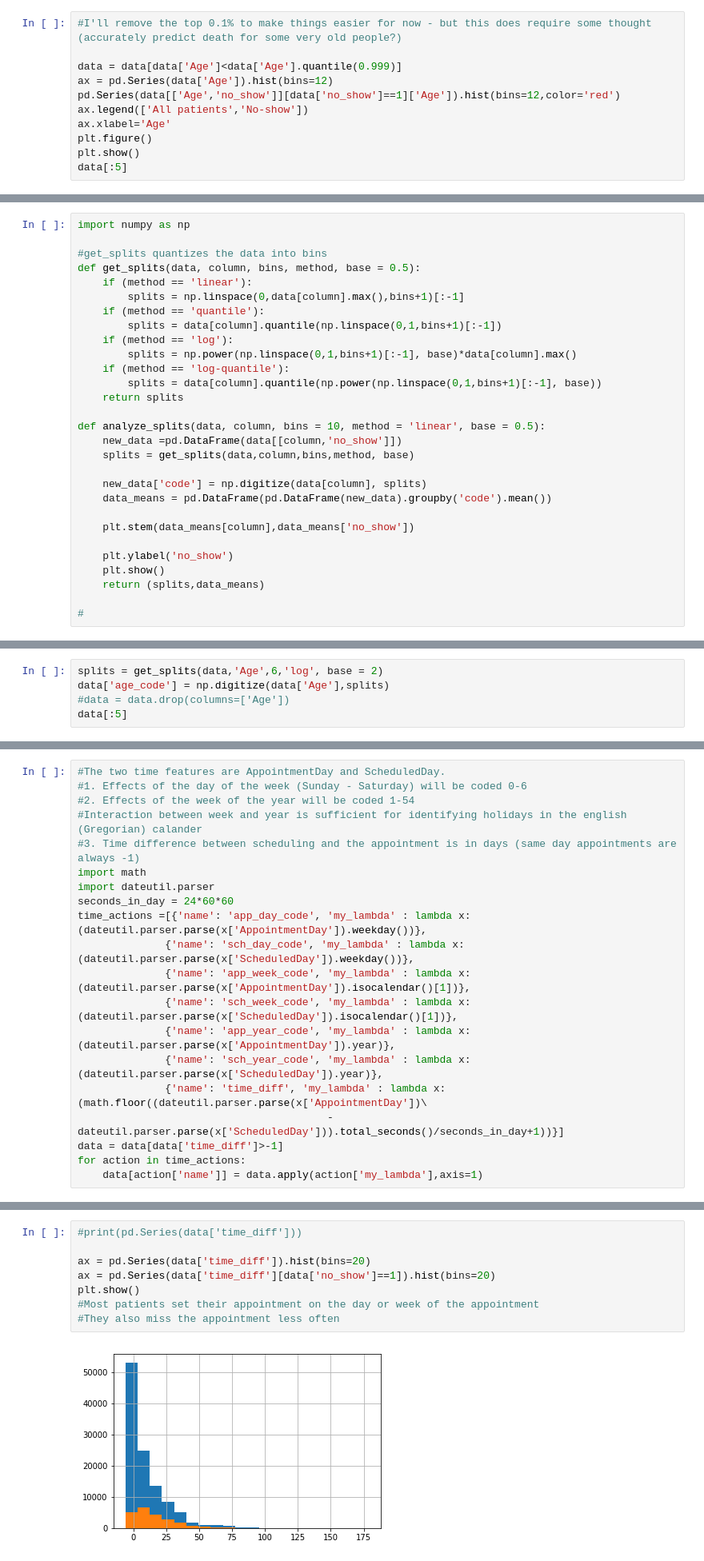
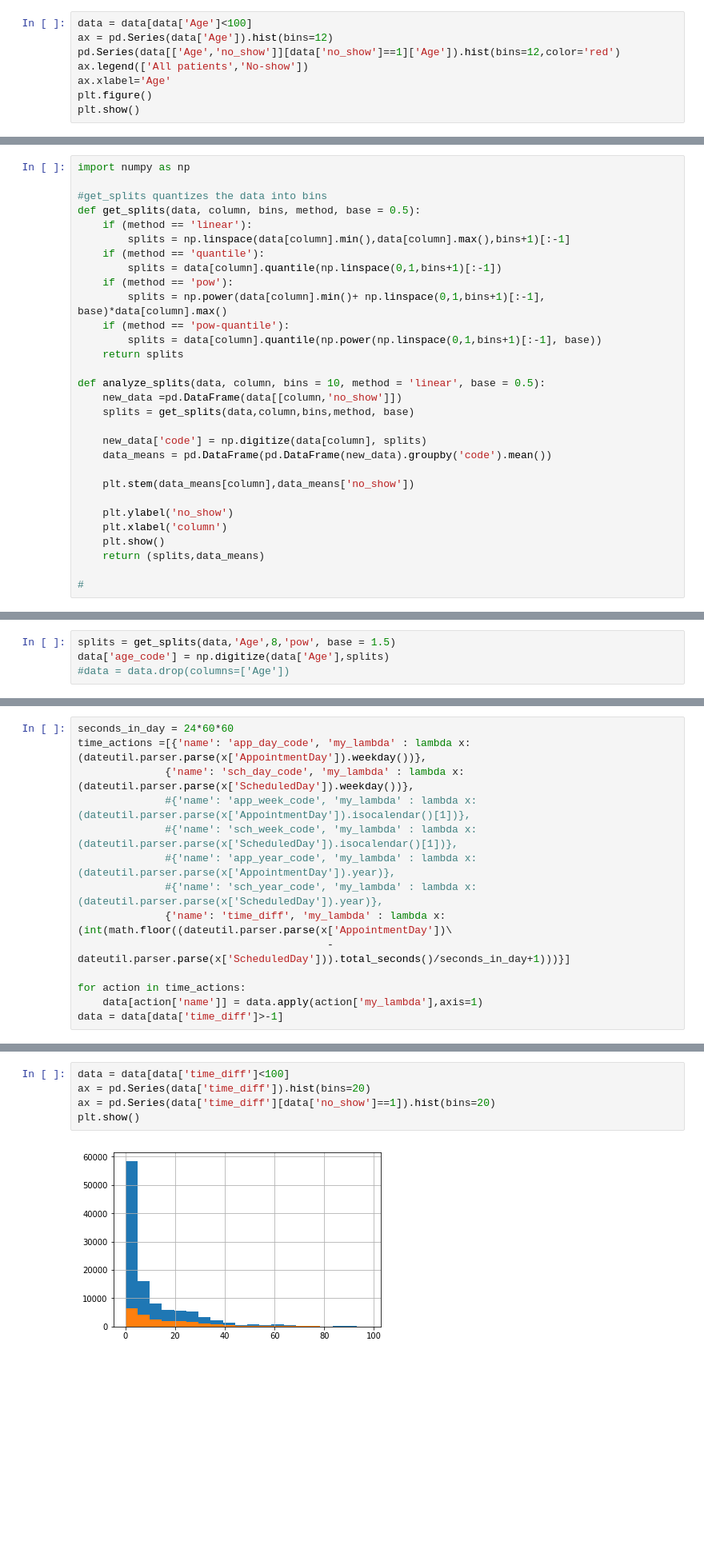
Before and after one commit to idotsuk/patients_no_show, a Jupyter notebook: patient_no_show.ipynb, the cells around one changed output, grey strips where cells are left out. Shown at 80% size. Cells and saved outputs as stored; diff of their text form; blank space fills up the shorter version.

```diff
--- a/patient_no_show.ipynb
+++ b/patient_no_show.ipynb
@@ -84,12 +93,9 @@ plt.show()
 # %%
-#I'll remove the top 0.1% to make things easier for now - but this does require some thought (accurately predict death for some very old people?)
-
-data = data[data['Age']<data['Age'].quantile(0.999)]
+data = data[data['Age']<100]
 ax = pd.Series(data['Age']).hist(bins=12)
 pd.Series(data[['Age','no_show']][data['no_show']==1]['Age']).hist(bins=12,color='red')
 ax.legend(['All patients','No-show'])
 ax.xlabel='Age'
 plt.figure()
 plt.show()
-data[:5]
 # %% [output]
@@ -107,12 +109,12 @@ import numpy as np
 #get_splits quantizes the data into bins
 def get_splits(data, column, bins, method, base = 0.5):
     if (method == 'linear'):
-        splits = np.linspace(0,data[column].max(),bins+1)[:-1]
+        splits = np.linspace(data[column].min(),data[column].max(),bins+1)[:-1]
     if (method == 'quantile'):
         splits = data[column].quantile(np.linspace(0,1,bins+1)[:-1])
-    if (method == 'log'):
-        splits = np.power(np.linspace(0,1,bins+1)[:-1], base)*data[column].max()
-    if (method == 'log-quantile'):
+    if (method == 'pow'):
+        splits = np.power(data[column].min()+ np.linspace(0,1,bins+1)[:-1], base)*data[column].max()
+    if (method == 'pow-quantile'):
         splits = data[column].quantile(np.power(np.linspace(0,1,bins+1)[:-1], base))
     return splits
 
@@ -126,6 +128,7 @@ def analyze_splits(data, column, bins = 10, method = 'linear', base = 0.5):
     plt.stem(data_means[column],data_means['no_show'])
 
     plt.ylabel('no_show')
+    plt.xlabel('column')
     plt.show()
     return (splits,data_means)
 
@@ -146,5 +204,4 @@ splits, means = analyze_splits(data,'Age',bins = 6, method='quantile')
 # %%
-splits = get_splits(data,'Age',6,'log', base = 2)
+splits = get_splits(data,'Age',8,'pow', base = 1.5)
 data['age_code'] = np.digitize(data['Age'],splits)
 #data = data.drop(columns=['Age'])
-data[:5]
@@ -166,20 +219,14 @@ See the caveats in the documentation: http://pandas.pydata.org/pandas-docs/stabl
 # %%
-#The two time features are AppointmentDay and ScheduledDay.
-#1. Effects of the day of the week (Sunday - Saturday) will be coded 0-6
-#2. Effects of the week of the year will be coded 1-54
-#Interaction between week and year is sufficient for identifying holidays in the english (Gregorian) calander
-#3. Time difference between scheduling and the appointment is in days (same day appointments are always -1)
-import math
-import dateutil.parser
 seconds_in_day = 24*60*60
 time_actions =[{'name': 'app_day_code', 'my_lambda' : lambda x:(dateutil.parser.parse(x['AppointmentDay']).weekday())},
               {'name': 'sch_day_code', 'my_lambda' : lambda x:(dateutil.parser.parse(x['ScheduledDay']).weekday())},
-              {'name': 'app_week_code', 'my_lambda' : lambda x:(dateutil.parser.parse(x['AppointmentDay']).isocalendar()[1])},
-              {'name': 'sch_week_code', 'my_lambda' : lambda x:(dateutil.parser.parse(x['ScheduledDay']).isocalendar()[1])},
-              {'name': 'app_year_code', 'my_lambda' : lambda x:(dateutil.parser.parse(x['AppointmentDay']).year)},
-              {'name': 'sch_year_code', 'my_lambda' : lambda x:(dateutil.parser.parse(x['ScheduledDay']).year)},
-              {'name': 'time_diff', 'my_lambda' : lambda x:(math.floor((dateutil.parser.parse(x['AppointmentDay'])\
-                                        - dateutil.parser.parse(x['ScheduledDay'])).total_seconds()/seconds_in_day+1))}]
-data = data[data['time_diff']>-1]
+              #{'name': 'app_week_code', 'my_lambda' : lambda x:(dateutil.parser.parse(x['AppointmentDay']).isocalendar()[1])},
+              #{'name': 'sch_week_code', 'my_lambda' : lambda x:(dateutil.parser.parse(x['ScheduledDay']).isocalendar()[1])},
+              #{'name': 'app_year_code', 'my_lambda' : lambda x:(dateutil.parser.parse(x['AppointmentDay']).year)},
+              #{'name': 'sch_year_code', 'my_lambda' : lambda x:(dateutil.parser.parse(x['ScheduledDay']).year)},
+              {'name': 'time_diff', 'my_lambda' : lambda x:(int(math.floor((dateutil.parser.parse(x['AppointmentDay'])\
+                                        - dateutil.parser.parse(x['ScheduledDay'])).total_seconds()/seconds_in_day+1)))}]
+
 for action in time_actions:
     data[action['name']] = data.apply(action['my_lambda'],axis=1)
+data = data[data['time_diff']>-1]
@@ -186,10 +282,7 @@ for action in time_actions:
 # %%
-#print(pd.Series(data['time_diff']))
-
+data = data[data['time_diff']<100]
 ax = pd.Series(data['time_diff']).hist(bins=20)
 ax = pd.Series(data['time_diff'][data['no_show']==1]).hist(bins=20)
 plt.show()
-#Most patients set their appointment on the day or week of the appointment
-#They also miss the appointment less often
 # %% [output]
-[figure, old version]
+[figure, new version]
```
Also changed, not shown: parts of 43 cells of this notebook.
